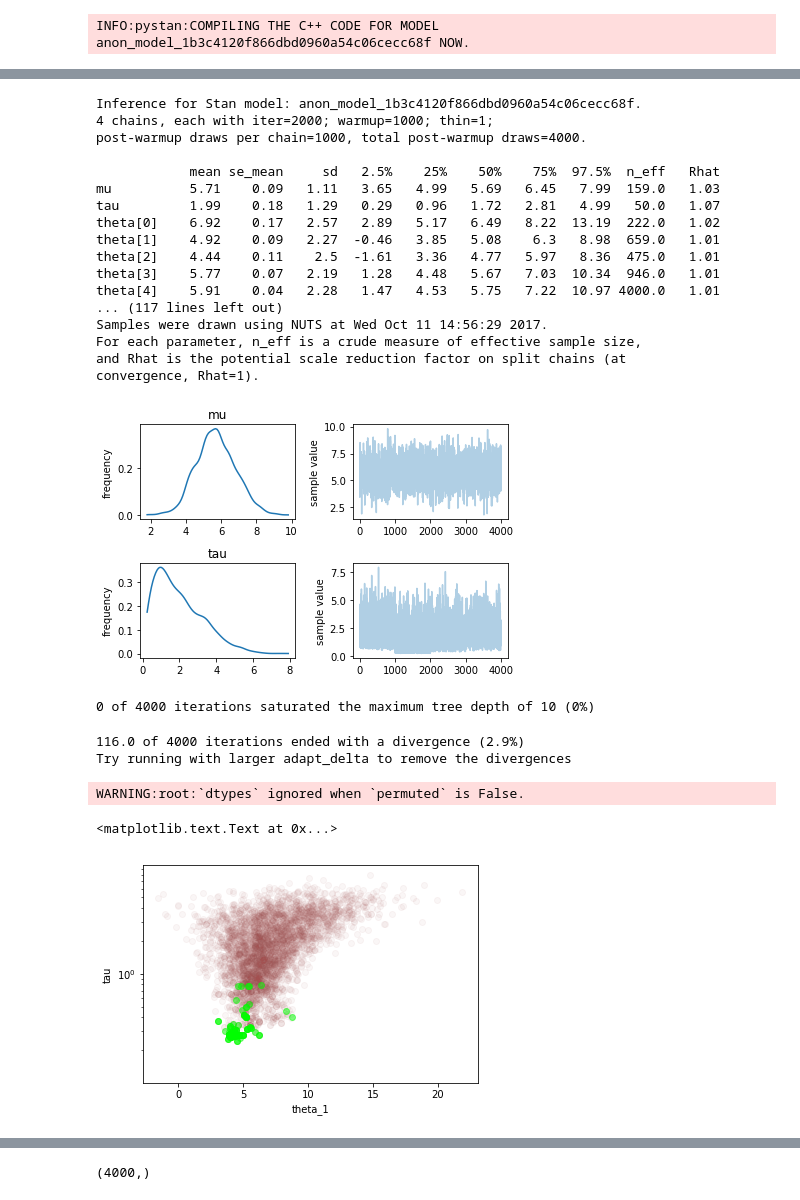
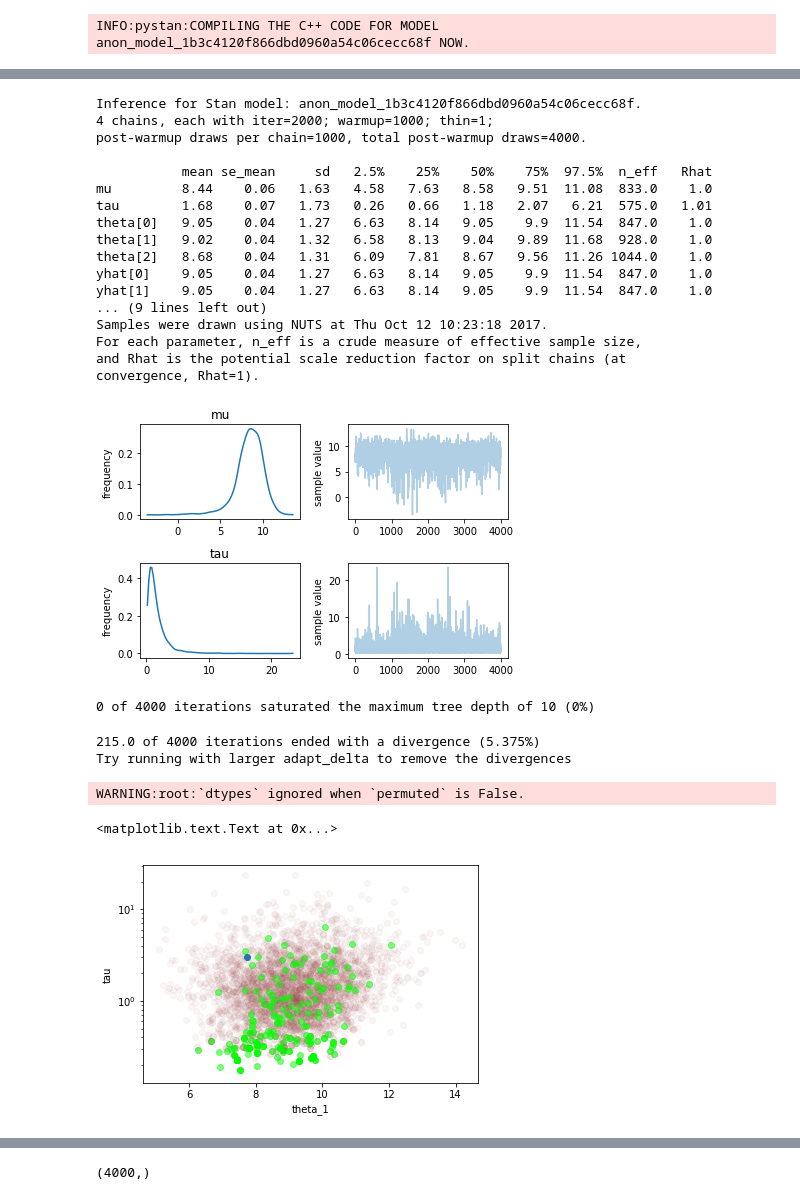
Before and after one commit to ptonner/gp-workshop, a Jupyter notebook: stan.ipynb, the cells around one changed output, grey strips where cells are left out. Drawn from its saved outputs; the diff is of its cells as text; code cells hidden in the pictures.

```diff
--- a/stan.ipynb
+++ b/stan.ipynb
@@ -12,25 +13,6 @@ import pystan, GPy, scipy, stan_utility
 # %% [markdown]
 ## centered model
 # %%
-code = """
-data {
-    int<lower=0> J;
-    real y[J];
-    real<lower=0> sigma;
-}
-parameters {
-    real mu;
-    real<lower=0> tau;
-    real theta[J];
-}
-model {
-    mu ~ normal(0, 5);
-    tau ~ cauchy(0, 2.5);
-    theta ~ normal(mu, tau);
-    y ~ normal(theta, sigma);
-}
-"""
-
 code = """
 data {
     int<lower=0> N;
@@ -58,15 +40,17 @@ model {
 }
 """
 
-model = pystan.StanModel(model_code=code)
+# model = pystan.StanModel(model_code=code)
+
+model = pystan.StanModel(file='stan-models/hierarchical-centered.stan')
 # %% [output]
 INFO:pystan:COMPILING THE C++ CODE FOR MODEL anon_model_1b3c4120f866dbd0960a54c06cecc68f NOW.
 # %%
 mu = 8.
 tau = 3.
-ysigma=10
+ysigma=3
 n = 10
-g = 30
+g = 3
 nrep = 3
 
 # theta = scipy.stats.norm.rvs(mu, scale=tau, size=n)
@@ -75,6 +59,7 @@ nrep = 3
 theta = scipy.stats.norm.rvs(mu, scale=tau, size=g)
 y = scipy.stats.norm.rvs(np.repeat(theta, nrep), scale=ysigma)
 
+plt.figure(figsize=(10,4))
 
 plt.axhline(mu, c='k')
 
@@ -82,6 +67,11 @@ plt.axhline(mu, c='k')
 # plt.plot(np.repeat(theta, nrep))
 # plt.plot(y)
 
-plt.boxplot([y[i*nrep:(i+1)*nrep] for i in range(g)])
-plt.plot(range(1, g+1), theta)
+#plt.boxplot([y[i*nrep:(i+1)*nrep] for i in range(g)])
+plt.plot(range(1, g+1), theta, 'C1')
+plt.scatter(np.repeat(np.arange(1, g+1), nrep), y)
+plt.xticks(np.arange(1, g+1))
+plt.xlabel('groups')
+
+plt.savefig('figures/hierarchical-data.pdf', bbox_inches='tight')
 # %% [output]
@@ -109,16 +98,16 @@ Inference for Stan model: anon_model_1b3c4120f866dbd0960a54c06cecc68f.
 4 chains, each with iter=2000; warmup=1000; thin=1;
 post-warmup draws per chain=1000, total post-warmup draws=4000.
 
-            mean se_mean     sd   2.5%    25%    50%    75%  97.5%  n_eff   Rhat
-mu          5.71    0.09   1.11   3.65   4.99   5.69   6.45   7.99  159.0   1.03
-tau         1.99    0.18   1.29   0.29   0.96   1.72   2.81   4.99   50.0   1.07
-theta[0]    6.92    0.17   2.57   2.89   5.17   6.49   8.22  13.19  222.0   1.02
-theta[1]    4.92    0.09   2.27  -0.46   3.85   5.08    6.3   8.98  659.0   1.01
-theta[2]    4.44    0.11    2.5  -1.61   3.36   4.77   5.97   8.36  475.0   1.01
-theta[3]    5.77    0.07   2.19   1.28   4.48   5.67   7.03  10.34  946.0   1.01
-theta[4]    5.91    0.04   2.28   1.47   4.53   5.75   7.22  10.97 4000.0   1.01
-... (117 lines left out)
-Samples were drawn using NUTS at Wed Oct 11 14:56:29 2017.
+           mean se_mean     sd   2.5%    25%    50%    75%  97.5%  n_eff   Rhat
+mu         8.44    0.06   1.63   4.58   7.63   8.58   9.51  11.08  833.0    1.0
+tau        1.68    0.07   1.73   0.26   0.66   1.18   2.07   6.21  575.0   1.01
+theta[0]   9.05    0.04   1.27   6.63   8.14   9.05    9.9  11.54  847.0    1.0
+theta[1]   9.02    0.04   1.32   6.58   8.13   9.04   9.89  11.68  928.0    1.0
+theta[2]   8.68    0.04   1.31   6.09   7.81   8.67   9.56  11.26 1044.0    1.0
+yhat[0]    9.05    0.04   1.27   6.63   8.14   9.05    9.9  11.54  847.0    1.0
+yhat[1]    9.05    0.04   1.27   6.63   8.14   9.05    9.9  11.54  847.0    1.0
+... (9 lines left out)
+Samples were drawn using NUTS at Thu Oct 12 10:23:18 2017.
 For each parameter, n_eff is a crude measure of effective sample size,
 and Rhat is the potential scale reduction factor on split chains (at
 convergence, Rhat=1).
@@ -126,7 +115,7 @@ convergence, Rhat=1).
 samples.plot(['mu', 'tau']);
 plt.tight_layout()
 # %% [output]
-[figure, old version]
+[figure, new version]
 # %%
 stan_utility.check_treedepth(samples)
 # %% [output]
@@ -134,32 +123,33 @@ stan_utility.check_treedepth(samples)
 # %%
 stan_utility.check_div(samples)
 # %% [output]
-116.0 of 4000 iterations ended with a divergence (2.9%)
+215.0 of 4000 iterations ended with a divergence (5.375%)
 Try running with larger adapt_delta to remove the divergences
 # %%
 nondiv_params, div_params = stan_utility.partition_div(samples)
 
 light="#DCBCBC"
 light_highlight="#C79999"
 mid="#B97C7C"
 mid_highlight="#A25050"
 dark="#8F2727"
 dark_highlight="#7C0000"
 green="#00FF00"
 
 plt.scatter([x[0] for x in nondiv_params['theta']], nondiv_params['tau'], \
              color = mid_highlight, alpha=0.05)
 plt.scatter([x[0] for x in div_params['theta']], div_params['tau'], \
              color = green, alpha=0.5)
 
 plt.semilogy()
+plt.scatter(theta[0], tau)
 
 plt.xlabel('theta_1')
 plt.ylabel('tau')
 # %% [output]
 WARNING:root:`dtypes` ignored when `permuted` is False.
 <matplotlib.text.Text at 0x...>
-[figure, old version]
+[figure, new version]
 # %%
 samp = samples.extract()
 samp
```
Also changed, not shown: parts of 19 cells of this notebook, 6 other files.
